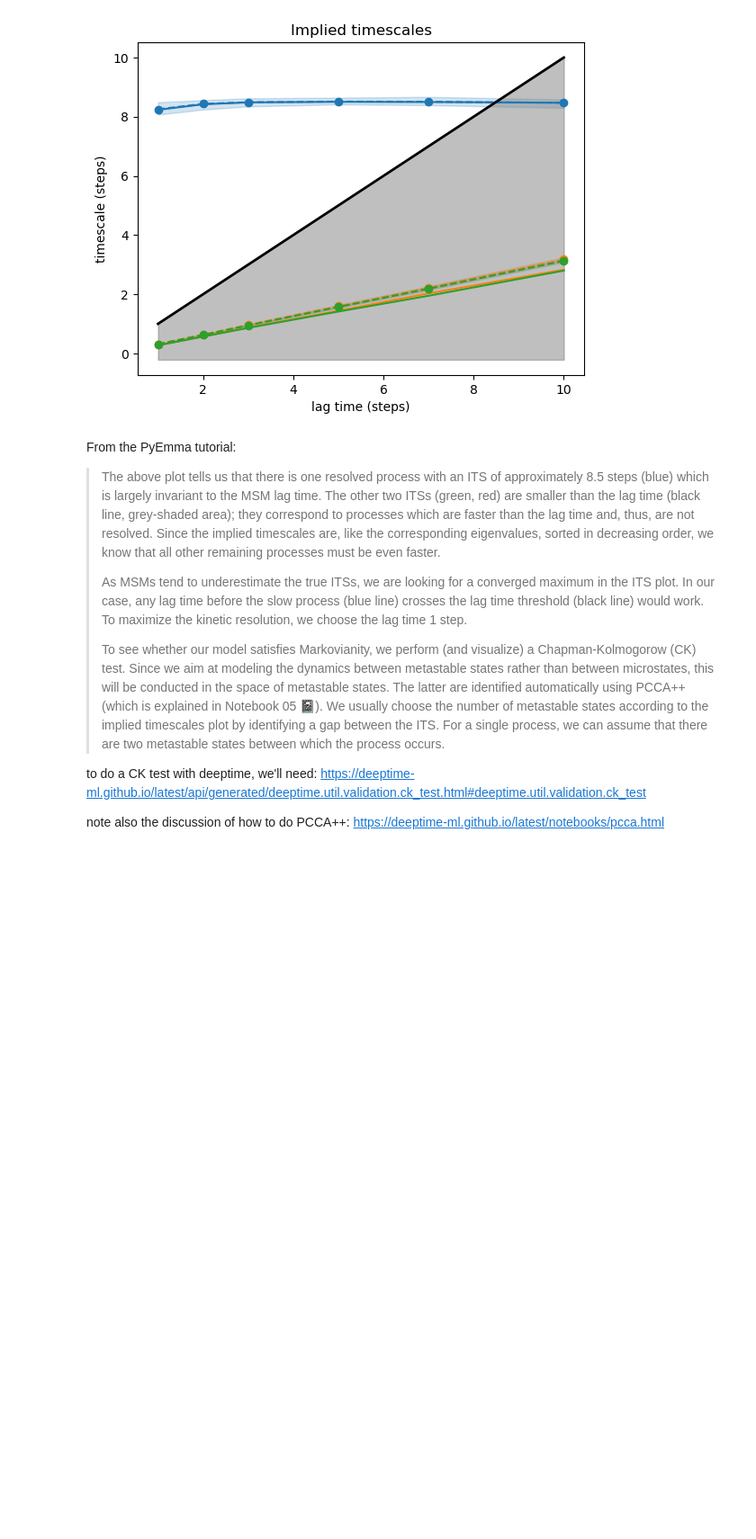
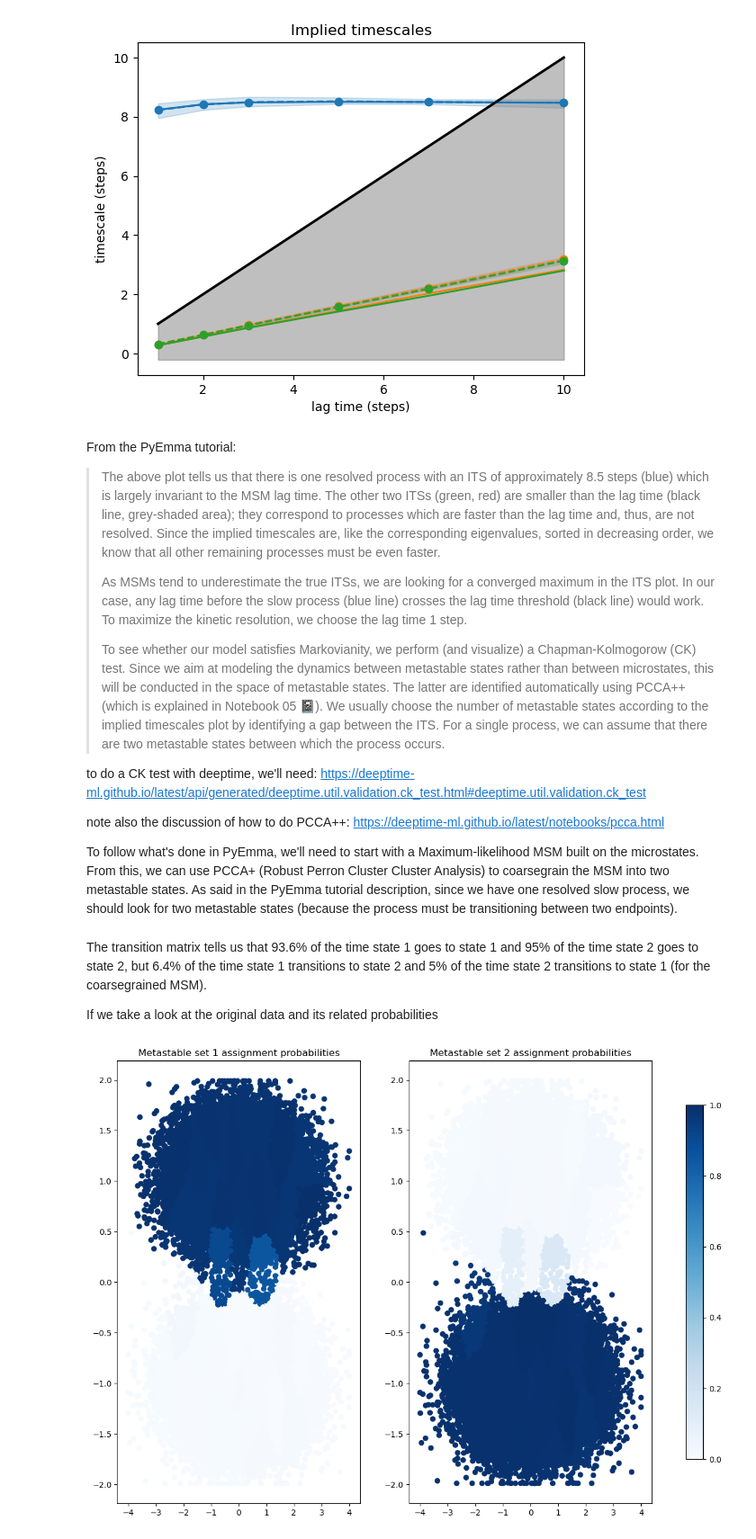
Before and after one commit to Mansbach-Lab/deeptimeMSMs, a Jupyter notebook: step2-msm-estimation-and-validation.ipynb, the cells around one changed output. Shown at 90% size. Drawn from its saved outputs; the diff is of its cells as text; code cells hidden in the pictures; blank space fills up the shorter version.

Commit message:
updated for full steps 1 and 2 in the tutorial

```diff
--- a/step2-msm-estimation-and-validation.ipynb
+++ b/step2-msm-estimation-and-validation.ipynb
@@ -141,3 +149,38 @@ From the PyEmma tutorial:
 to do a CK test with deeptime, we'll need: https://deeptime-ml.github.io/latest/api/generated/deeptime.util.validation.ck_test.html#deeptime.util.validation.ck_test
 
 note also the discussion of how to do PCCA++: https://deeptime-ml.github.io/latest/notebooks/pcca.html
+
+To follow what's done in PyEmma, we'll need to start with a Maximum-likelihood MSM built on the microstates.  From this, we can use PCCA+ (Robust Perron Cluster Cluster Analysis) to coarsegrain the MSM into two metastable states. As said in the PyEmma tutorial description, since we have one resolved slow process, we should look for two metastable states (because the process must be transitioning between two endpoints).
+# %%
+#build Maximum-likelihood MSM (see https://deeptime-ml.github.io/latest/notebooks/mlmsm.html)
+import deeptime.markov as markov
+estimator = markov.msm.MaximumLikelihoodMSM(
+    reversible = True,
+    stationary_distribution_constraint = None
+)
+# %%
+counts_estimator = markov.TransitionCountEstimator(
+    lagtime=1, count_mode="effective"
+)
+counts = counts_estimator.fit(assignments).fetch_model()
+msm = estimator.fit(counts).fetch_model()
+# %%
+#coarsegraining with PCCA+
+pcca = msm.pcca(n_metastable_sets=2)
+# %% [markdown]
+The transition matrix tells us that 93.6% of the time state 1 goes to state 1 and 95% of the time state 2 goes to state 2, but 6.4% of the time state 1 transitions to state 2 and 5% of the time state 2 transitions to state 1 (for the coarsegrained MSM).
+
+If we take a look at the original data and its related probabilities
+# %%
+import matplotlib as mpl
+fig, axes = plt.subplots(1, 2, figsize=(15, 10))
+
+for i in range(len(axes)):
+    ax = axes[i]
+    ax.set_title(f"Metastable set {i+1} assignment probabilities")
+
+    ax.scatter(*data.T, c=pcca.memberships[assignments, i], cmap=plt.cm.Blues)
+norm = mpl.colors.Normalize(vmin=0, vmax=1)
+fig.colorbar(plt.cm.ScalarMappable(norm=norm, cmap=plt.cm.Blues), ax=axes, shrink=.8);
+# %% [output]
+[figure, added]
```
Also changed, not shown: parts of 33 cells of this notebook, 2 other files.
